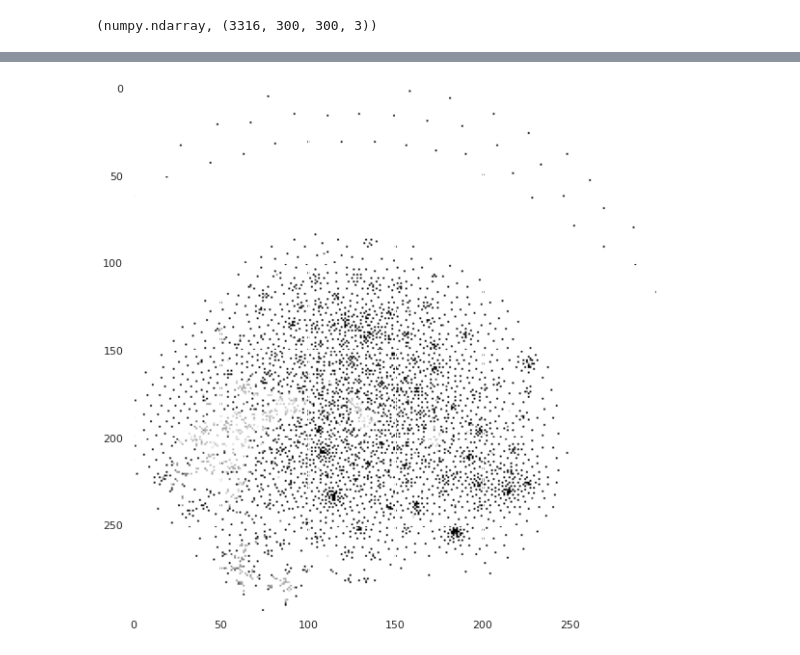
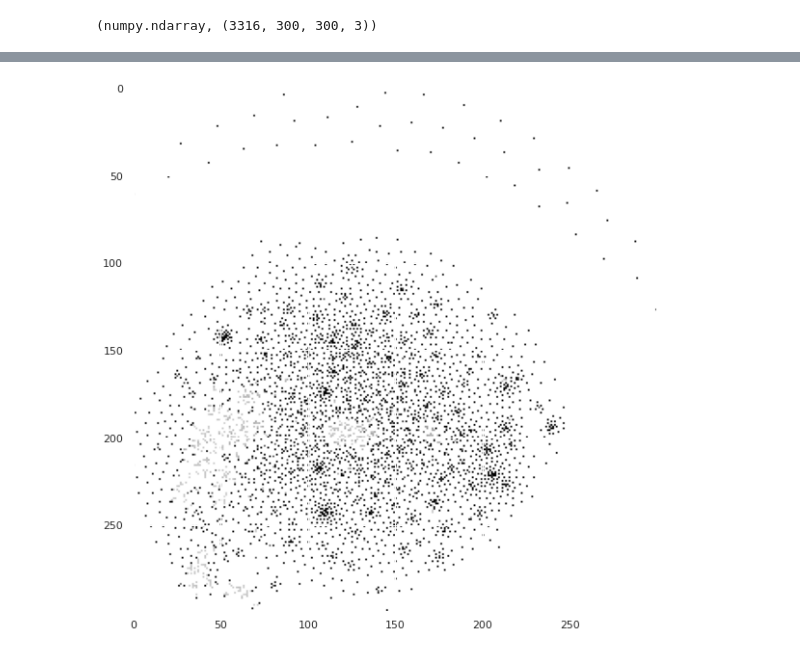
Before and after one commit to DamienGulliver/Institute_of_data, a Jupyter notebook: capstone_preprocess.ipynb, the cells around one changed output, grey strips where cells are left out. Saved outputs shown, nothing was run; the diff lists cells and outputs as text; code cells hidden in the pictures.

```diff
--- a/capstone_preprocess.ipynb
+++ b/capstone_preprocess.ipynb
@@ -826,22 +830,22 @@ type(test_images), test_images.shape
 # %%
 # plot first few images of train
 
 plt.figure(figsize=(10,10))
 
-for i in range(1):
+for i in range(3):
 
 	plt.imshow(val_images[i])
 
 # show the figure
 plt.show()
 
 # save the figure
 #plt.savefig('image_test_300.png', bbox_inches='tight')
 
 # upload figure to GCS bucket
 #!gsutil -m cp /content/image_test_300.png gs://{BUCKET_NAME}/capstone_figures/
 # %% [output]
-[figure, old version]
+[figure, new version]
 # %%
 # Define functions to convert numpy arrays to TFDataset features
 
```
Also changed, not shown: parts of 9 cells of this notebook.
